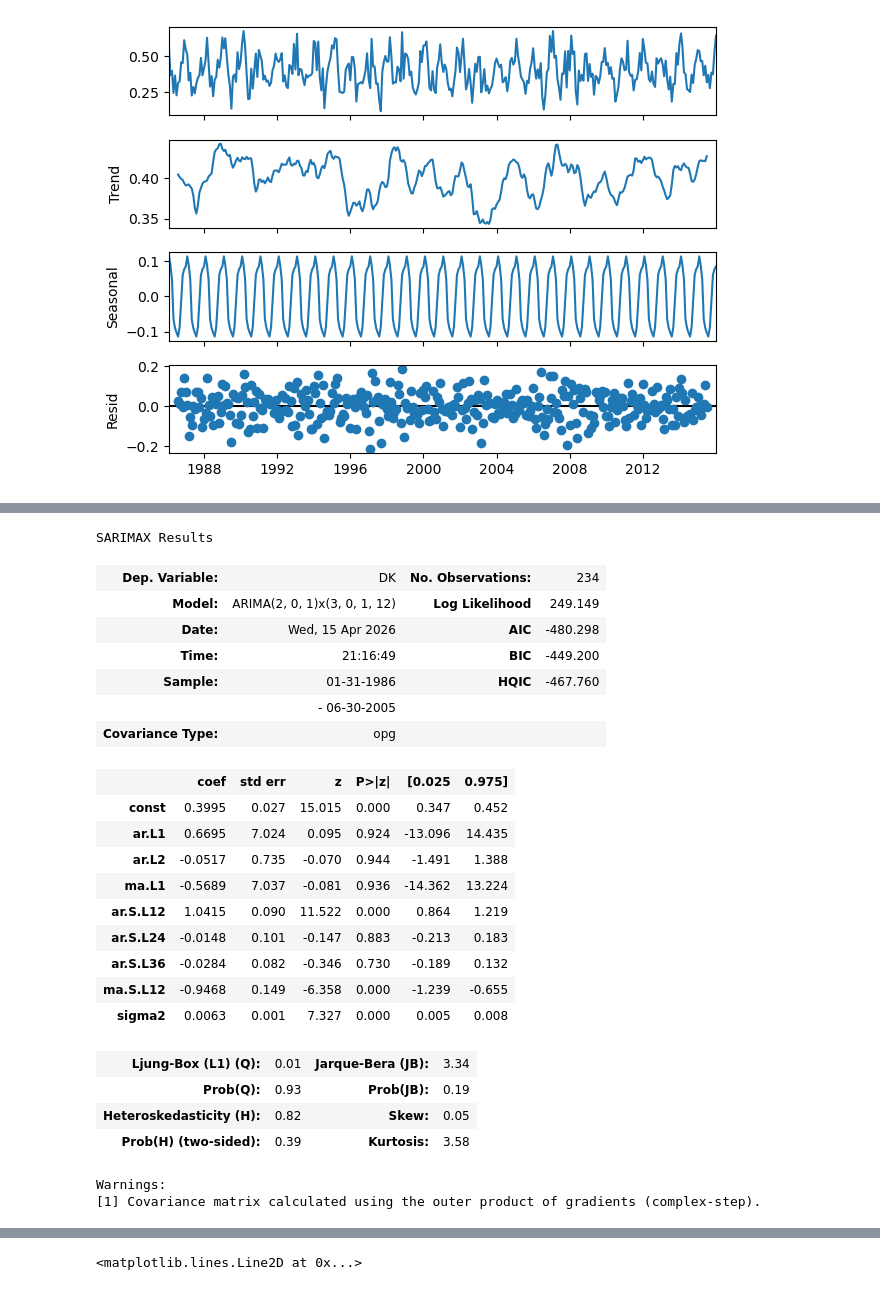
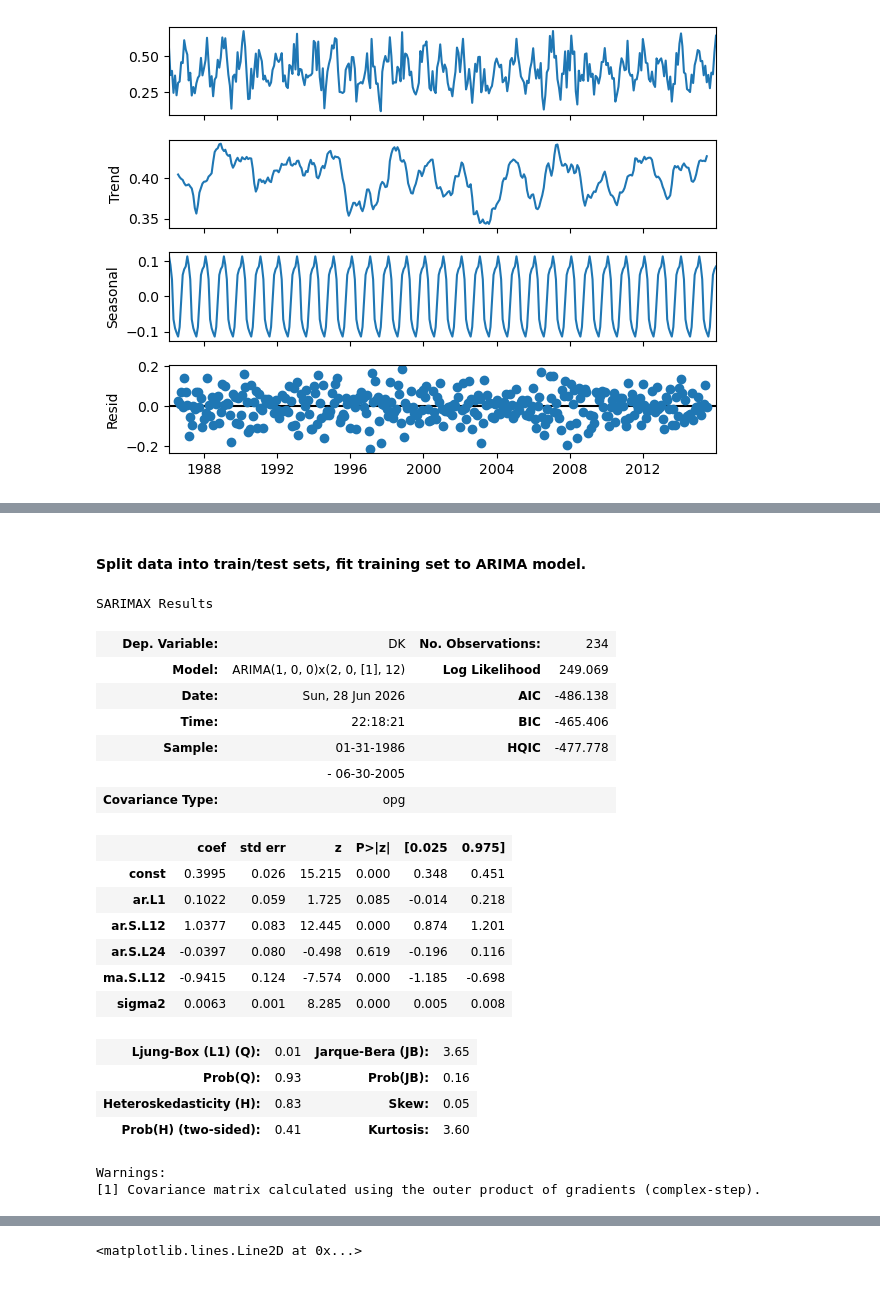
Before and after one commit to kzambello/ml-misc, a Jupyter notebook: wind_forecast/wind.ipynb, the cells around one changed output, grey strips where cells are left out. Cells and saved outputs as stored; diff of their text form; code cells hidden in the pictures.

```diff
--- a/wind_forecast/wind.ipynb
+++ b/wind_forecast/wind.ipynb
@@ -138,35 +137,34 @@ SARIMAX Results
 Warnings:
 [1] Covariance matrix calculated using the outer product of gradients (complex-step).
+# %% [markdown]
+#### Split data into train/test sets, fit training set to ARIMA model.
 # %%
 x = int(np.ceil(len(dfm)*0.65))
 dfm_train = dfm[0:x]
 dfm_test = dfm[x:]
 # %%
-model = ARIMA(dfm_train, order=(2,0,1), seasonal_order=(3,0,1,12))
+model = ARIMA(dfm_train, order=(1,0,0), seasonal_order=(2,0,1,12))
 results = model.fit(method_kwargs={'maxiter':1000})
 results.summary()
 # %% [output]
 SARIMAX Results
 | Dep. Variable: | DK | No. Observations: | 234 |
-| Model: | ARIMA(2, 0, 1)x(3, 0, 1, 12) | Log Likelihood | 249.149 |
-| Date: | Wed, 15 Apr 2026 | AIC | -480.298 |
-| Time: | 21:16:49 | BIC | -449.200 |
-| Sample: | 01-31-1986 | HQIC | -467.760 |
+| Model: | ARIMA(1, 0, 0)x(2, 0, [1], 12) | Log Likelihood | 249.069 |
+| Date: | Sun, 28 Jun 2026 | AIC | -486.138 |
+| Time: | 22:18:21 | BIC | -465.406 |
+| Sample: | 01-31-1986 | HQIC | -477.778 |
 |  | - 06-30-2005 |  |  |
 | Covariance Type: | opg |  |  |
 |  | coef | std err | z | P>|z| | [0.025 | 0.975] |
-| const | 0.3995 | 0.027 | 15.015 | 0.000 | 0.347 | 0.452 |
-| ar.L1 | 0.6695 | 7.024 | 0.095 | 0.924 | -13.096 | 14.435 |
-| ar.L2 | -0.0517 | 0.735 | -0.070 | 0.944 | -1.491 | 1.388 |
-| ma.L1 | -0.5689 | 7.037 | -0.081 | 0.936 | -14.362 | 13.224 |
-| ar.S.L12 | 1.0415 | 0.090 | 11.522 | 0.000 | 0.864 | 1.219 |
-| ar.S.L24 | -0.0148 | 0.101 | -0.147 | 0.883 | -0.213 | 0.183 |
-| ar.S.L36 | -0.0284 | 0.082 | -0.346 | 0.730 | -0.189 | 0.132 |
-| ma.S.L12 | -0.9468 | 0.149 | -6.358 | 0.000 | -1.239 | -0.655 |
-| sigma2 | 0.0063 | 0.001 | 7.327 | 0.000 | 0.005 | 0.008 |
+| const | 0.3995 | 0.026 | 15.215 | 0.000 | 0.348 | 0.451 |
+| ar.L1 | 0.1022 | 0.059 | 1.725 | 0.085 | -0.014 | 0.218 |
+| ar.S.L12 | 1.0377 | 0.083 | 12.445 | 0.000 | 0.874 | 1.201 |
+| ar.S.L24 | -0.0397 | 0.080 | -0.498 | 0.619 | -0.196 | 0.116 |
+| ma.S.L12 | -0.9415 | 0.124 | -7.574 | 0.000 | -1.185 | -0.698 |
+| sigma2 | 0.0063 | 0.001 | 8.285 | 0.000 | 0.005 | 0.008 |
-| Ljung-Box (L1) (Q): | 0.01 | Jarque-Bera (JB): | 3.34 |
-| Prob(Q): | 0.93 | Prob(JB): | 0.19 |
-| Heteroskedasticity (H): | 0.82 | Skew: | 0.05 |
-| Prob(H) (two-sided): | 0.39 | Kurtosis: | 3.58 |
+| Ljung-Box (L1) (Q): | 0.01 | Jarque-Bera (JB): | 3.65 |
+| Prob(Q): | 0.93 | Prob(JB): | 0.16 |
+| Heteroskedasticity (H): | 0.83 | Skew: | 0.05 |
+| Prob(H) (two-sided): | 0.41 | Kurtosis: | 3.60 |
 Warnings:
 [1] Covariance matrix calculated using the outer product of gradients (complex-step).
```
Also changed, not shown: parts of 50 cells of this notebook, 2 other files.
